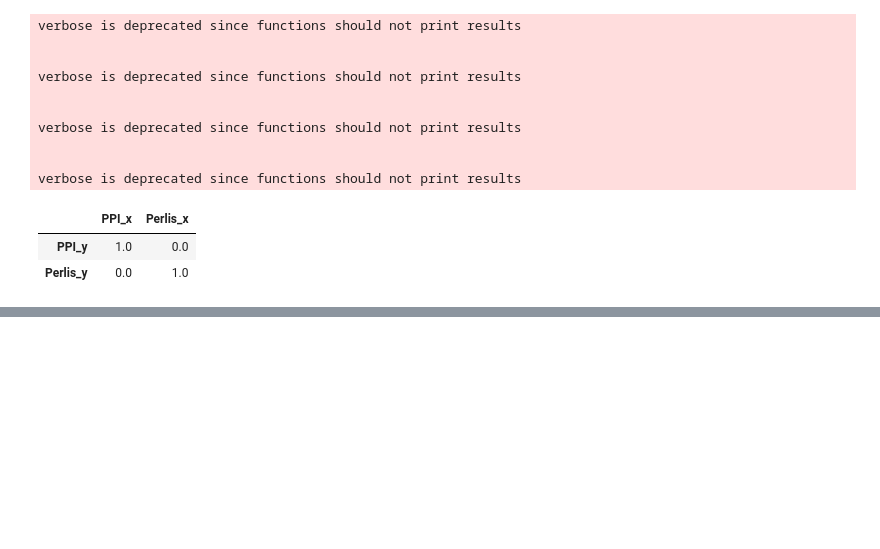
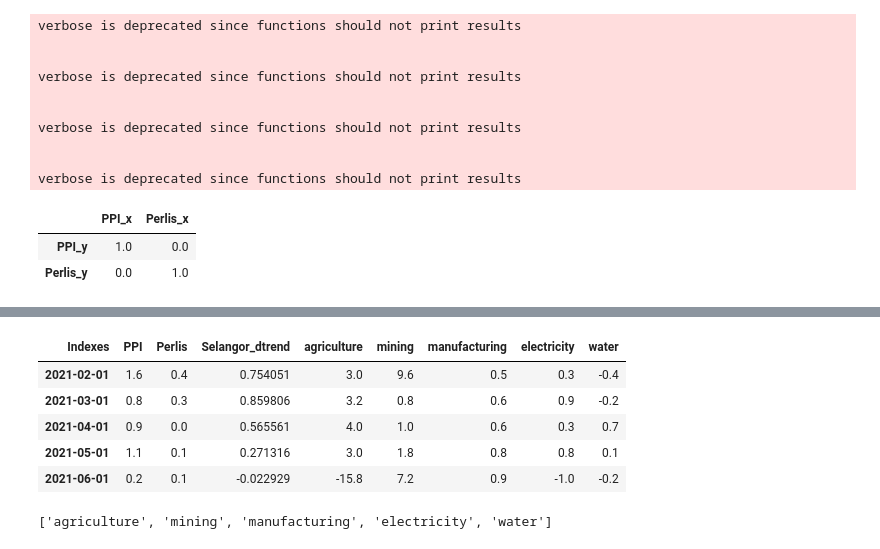
Before and after one commit to derrickgzq/fyp, a Jupyter notebook: fyp.ipynb, the cells around one changed output, grey strips where cells are left out. Drawn from its saved outputs; the diff is of its cells as text; code cells hidden in the pictures; blank space fills up the shorter version.

```diff
--- a/fyp.ipynb
+++ b/fyp.ipynb
@@ -811,0 +822,7 @@ verbose is deprecated since functions should not print results
+# %%
+ppi = pd.read_csv('https://raw.githubusercontent.com/derrickgzq/fyp/main/ppi_with_comps.csv')
+ppi['date'] = pd.to_datetime(ppi['date'])
+ppi = ppi.set_index('date').rename_axis('Indexes', axis=1)
+ppi = ppi.loc['2021-01-01':'2023-08-01']
+# %%
+ppi = ppi.drop('overall', axis = 1)
@@ -811,0 +843,2 @@ verbose is deprecated since functions should not print results
+# %%
+ppi_df = ppi
@@ -811,0 +882,2 @@ verbose is deprecated since functions should not print results
+# %%
+ppi_diff = ppi_df.diff().dropna()
@@ -811,0 +918,14 @@ verbose is deprecated since functions should not print results
+# %%
+ppi_df_complete = pd.concat([dfs_diff, ppi_diff], axis = 1)
+ppi_df_complete.head()
+# %% [output]
+| Indexes | PPI | Perlis | Selangor_dtrend | agriculture | mining | manufacturing | electricity | water |
+| 2021-02-01 | 1.6 | 0.4 | 0.754051 | 3.0 | 9.6 | 0.5 | 0.3 | -0.4 |
+| 2021-03-01 | 0.8 | 0.3 | 0.859806 | 3.2 | 0.8 | 0.6 | 0.9 | -0.2 |
+| 2021-04-01 | 0.9 | 0.0 | 0.565561 | 4.0 | 1.0 | 0.6 | 0.3 | 0.7 |
+| 2021-05-01 | 1.1 | 0.1 | 0.271316 | 3.0 | 1.8 | 0.8 | 0.8 | 0.1 |
+| 2021-06-01 | 0.2 | 0.1 | -0.022929 | -15.8 | 7.2 | 0.9 | -1.0 | -0.2 |
+# %%
+ppi.columns.to_list()
+# %% [output]
+['agriculture', 'mining', 'manufacturing', 'electricity', 'water']
```
Also changed, not shown: parts of 9 cells of this notebook.
